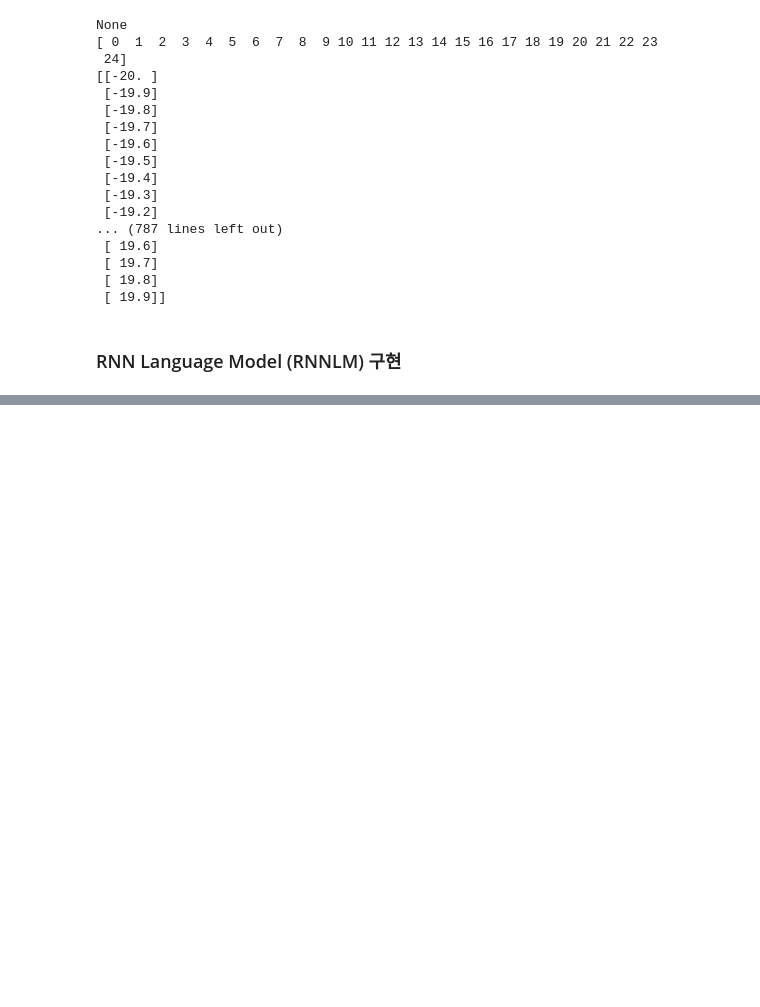
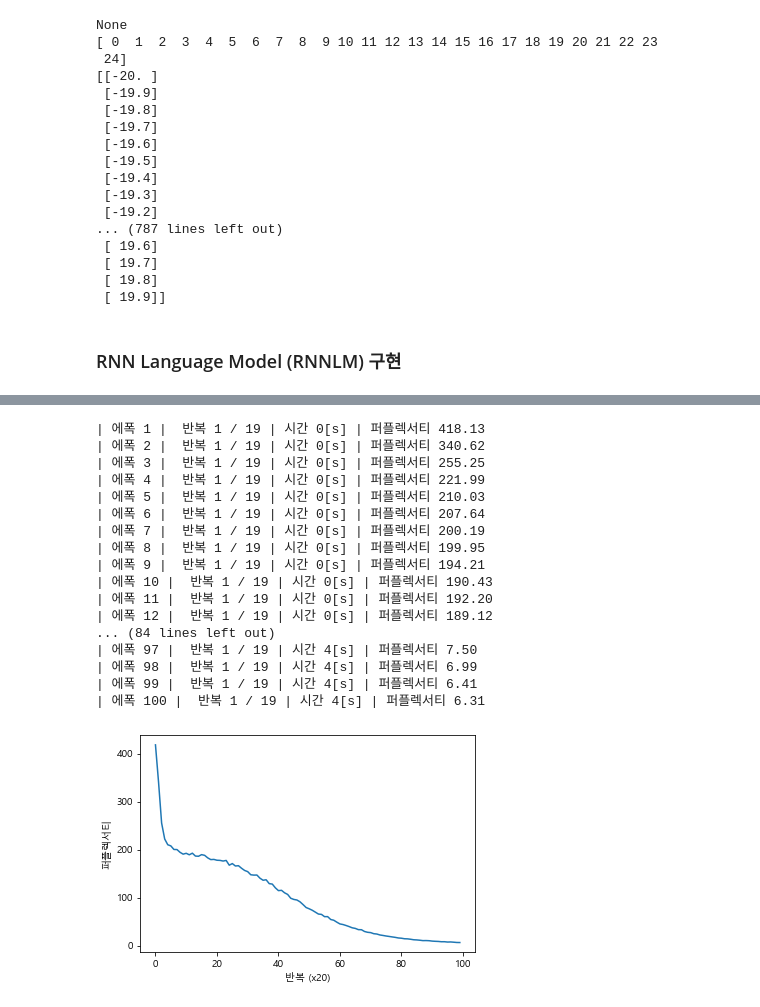
Before and after one commit to 26future/NLP, a Jupyter notebook: 06_RNN_LSTM/01_RNN_Layers.ipynb, the cells around one changed output, grey strips where cells are left out. Drawn from its saved outputs; the diff is of its cells as text; code cells hidden in the pictures; blank space fills up the shorter version.

```diff
--- a/06_RNN_LSTM/01_RNN_Layers.ipynb
+++ b/06_RNN_LSTM/01_RNN_Layers.ipynb
@@ -71,9 +72,9 @@ print(np.tanh(20))
 # %%
 # TimeRNN 클래스 : Truncated BPTT
 class TimeRNN :
-    def __init__(self,Wx, Wh,b,stateful=False):
+    def __init__(self,Wx, Wh, b, stateful=False):
         self.params = [Wx,Wh,b]
-        self.grads = [np.zeors_like(Wx),np.zeors_like(Wh),np.zeros_like(b)]
+        self.grads = [np.zeros_like(Wx),np.zeros_like(Wh),np.zeros_like(b)]
         self.layers = None             # RNN층을 리스트로 저장
 
         self.h, self.dh = None,None    # h는 forwward() 호출 시 은닉상태를 저장,
@@ -92,7 +93,7 @@ class TimeRNN :
         D, H = Wx.shape             # D : input size, H : hidden size
 
         self.layers = []
-        hs = np.empty((N,T,H),dtype='f')  # (N,T,D) -> (N,D) * (D,H) ==> (N,H) --> (N,T,H)
+        hs = np.empty((N,T,H),dtype='f')  # (N,T,D) -> (N,D) * (D,H) ==>(N,H) --> (N,T,H)
 
         if not self.statuful or self.h is None:
             self.h = np.zeros((N,H), dtype='f')
@@ -108,7 +109,7 @@ class TimeRNN :
 
     def backward(self,dhs):
         Wx, Wh, b = self.params
-        N, T, D = xs.shape
+        N, T, D = dhs.shape
         D, H = Wx.shape
 
         dxs = np.empty((N,T,D),dtype='f')
@@ -323,0 +580,47 @@ class SimpleRnnlm:
+# %%
+from dataset import ptb
+import matplotlib.pyplot as plt
+plt.rc('font', family='Malgun Gothic')
+
+# 하이퍼파라미터 설정
+batch_size = 10
+wordvec_size = 100
+hidden_size = 100  # RNN의 은닉 상태 벡터의 원소 수
+time_size = 5  # RNN을 펼치는 크기
+lr = 0.1
+max_epoch = 100
+
+# 학습 데이터 읽기
+corpus, word_to_id, id_to_word = ptb.load_data('train')
+corpus_size = 1000  # 테스트 데이터셋을 작게 설정
+corpus = corpus[:corpus_size]
+vocab_size = int(max(corpus) + 1)
+xs = corpus[:-1]  # 입력
+ts = corpus[1:]  # 출력（정답 레이블）
+
+# 모델 생성
+model = SimpleRnnlm(vocab_size, wordvec_size, hidden_size)
+optimizer = SGD(lr)
+trainer = RnnlmTrainer(model, optimizer)
+
+trainer.fit(xs, ts, max_epoch, batch_size, time_size)
+trainer.plot()
+# %% [output]
+| 에폭 1 |  반복 1 / 19 | 시간 0[s] | 퍼플렉서티 418.13
+| 에폭 2 |  반복 1 / 19 | 시간 0[s] | 퍼플렉서티 340.62
+| 에폭 3 |  반복 1 / 19 | 시간 0[s] | 퍼플렉서티 255.25
+| 에폭 4 |  반복 1 / 19 | 시간 0[s] | 퍼플렉서티 221.99
+| 에폭 5 |  반복 1 / 19 | 시간 0[s] | 퍼플렉서티 210.03
+| 에폭 6 |  반복 1 / 19 | 시간 0[s] | 퍼플렉서티 207.64
+| 에폭 7 |  반복 1 / 19 | 시간 0[s] | 퍼플렉서티 200.19
+| 에폭 8 |  반복 1 / 19 | 시간 0[s] | 퍼플렉서티 199.95
+| 에폭 9 |  반복 1 / 19 | 시간 0[s] | 퍼플렉서티 194.21
+| 에폭 10 |  반복 1 / 19 | 시간 0[s] | 퍼플렉서티 190.43
+| 에폭 11 |  반복 1 / 19 | 시간 0[s] | 퍼플렉서티 192.20
+| 에폭 12 |  반복 1 / 19 | 시간 0[s] | 퍼플렉서티 189.12
+... (84 lines left out)
+| 에폭 97 |  반복 1 / 19 | 시간 4[s] | 퍼플렉서티 7.50
+| 에폭 98 |  반복 1 / 19 | 시간 4[s] | 퍼플렉서티 6.99
+| 에폭 99 |  반복 1 / 19 | 시간 4[s] | 퍼플렉서티 6.41
+| 에폭 100 |  반복 1 / 19 | 시간 4[s] | 퍼플렉서티 6.31
+[figure, added]
```
Also changed, not shown: parts of 13 cells of this notebook.
